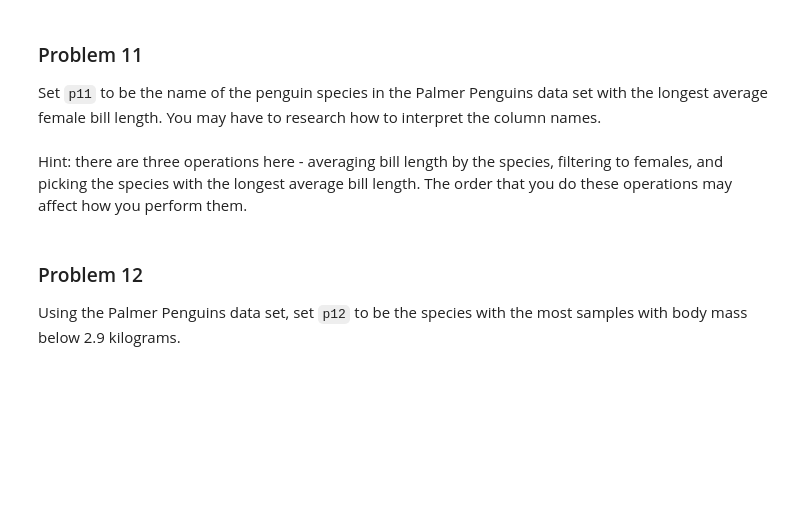
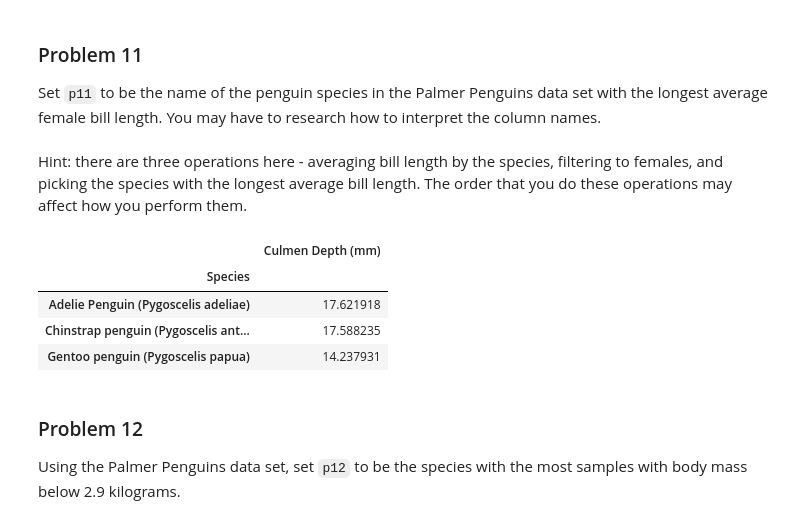
Before and after one commit to profjoshBU/dx602-homework-09, a Jupyter notebook: homework.ipynb, the cells around one changed output. Drawn from its saved outputs; the diff is of its cells as text; code cells hidden in the pictures; blank space fills up the shorter version.

```diff
--- a/homework.ipynb
+++ b/homework.ipynb
@@ -356,6 +356,18 @@ You may have to research how to interpret the column names.
 # %% [markdown]
 Hint: there are three operations here - averaging bill length by the species, filtering to females, and picking the species with the longest average bill length.
 The order that you do these operations may affect how you perform them.
+# %%
+p11f = penguins.query("Sex == 'FEMALE'")
+
+p11f2 = p11f.groupby('Species')['Culmen Depth (mm)'].mean().to_frame()
+
+p11f2
+# %% [output]
+|  | Culmen Depth (mm) |
+| Species |  |
+| Adelie Penguin (Pygoscelis adeliae) | 17.621918 |
+| Chinstrap penguin (Pygoscelis ant... | 17.588235 |
+| Gentoo penguin (Pygoscelis papua) | 14.237931 |
 # %%
 # YOUR CHANGES HERE
 
```
Also changed, not shown: parts of 6 cells of this notebook.
